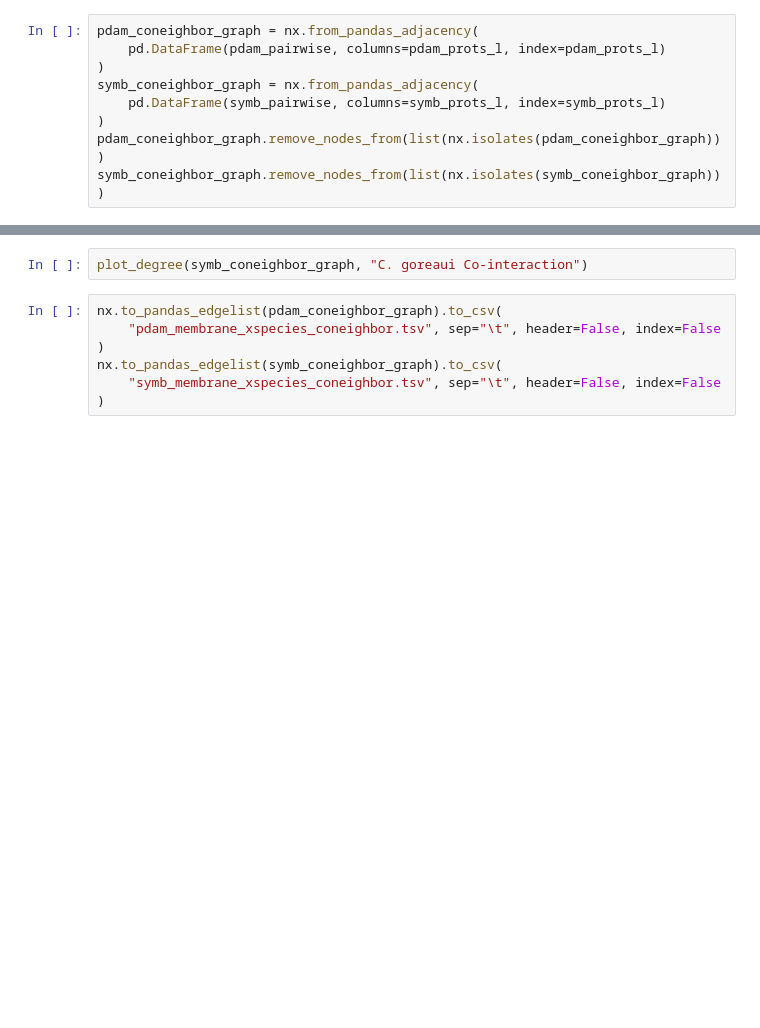
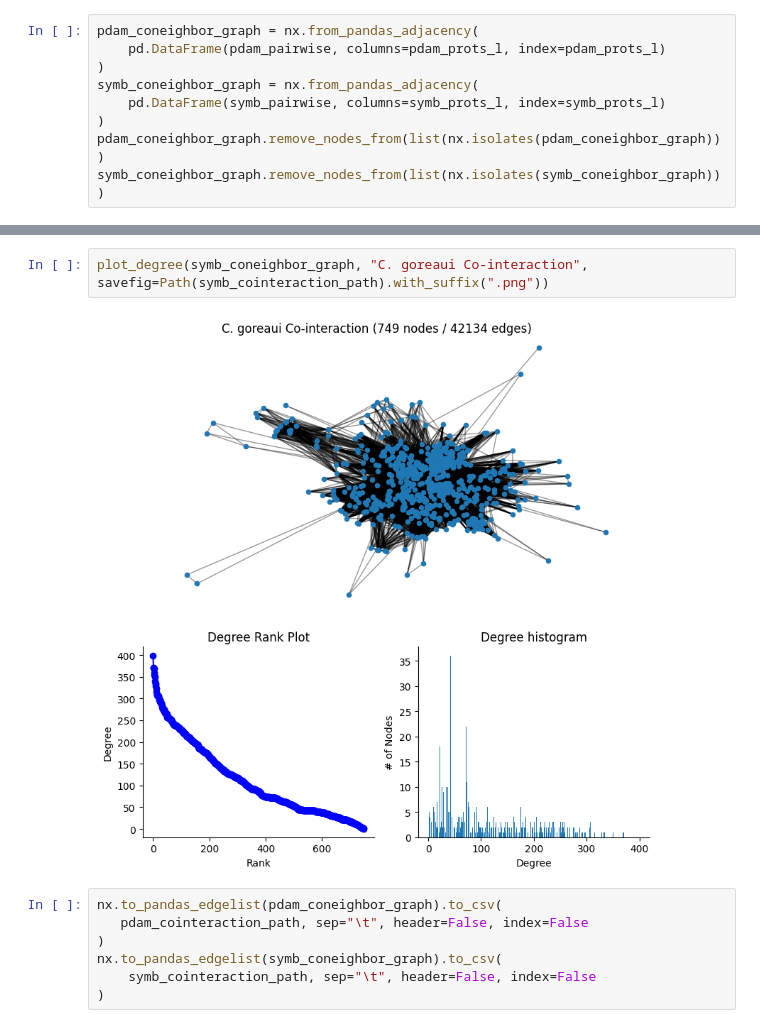
Before and after one commit to samsledje/philharmonic, a Jupyter notebook: nb/05_cross_species_analysis.ipynb, the cells around one changed output, grey strips where cells are left out. Cells and saved outputs as stored; diff of their text form; blank space fills up the shorter version.

```diff
--- a/nb/05_cross_species_analysis.ipynb
+++ b/nb/05_cross_species_analysis.ipynb
@@ -155,9 +161,11 @@ plot_degree(pdam_coneighbor_graph, "P. damicornis Co-interaction")
 # %%
-plot_degree(symb_coneighbor_graph, "C. goreaui Co-interaction")
+plot_degree(symb_coneighbor_graph, "C. goreaui Co-interaction", savefig=Path(symb_cointeraction_path).with_suffix(".png"))
+# %% [output]
+[figure, added]
 # %%
 nx.to_pandas_edgelist(pdam_coneighbor_graph).to_csv(
-    "pdam_membrane_xspecies_coneighbor.tsv", sep="\t", header=False, index=False
+   pdam_cointeraction_path, sep="\t", header=False, index=False
 )
 nx.to_pandas_edgelist(symb_coneighbor_graph).to_csv(
-    "symb_membrane_xspecies_coneighbor.tsv", sep="\t", header=False, index=False
+    symb_cointeraction_path, sep="\t", header=False, index=False
 )
```
Also changed, not shown: parts of 10 cells of this notebook, 4 other files.
